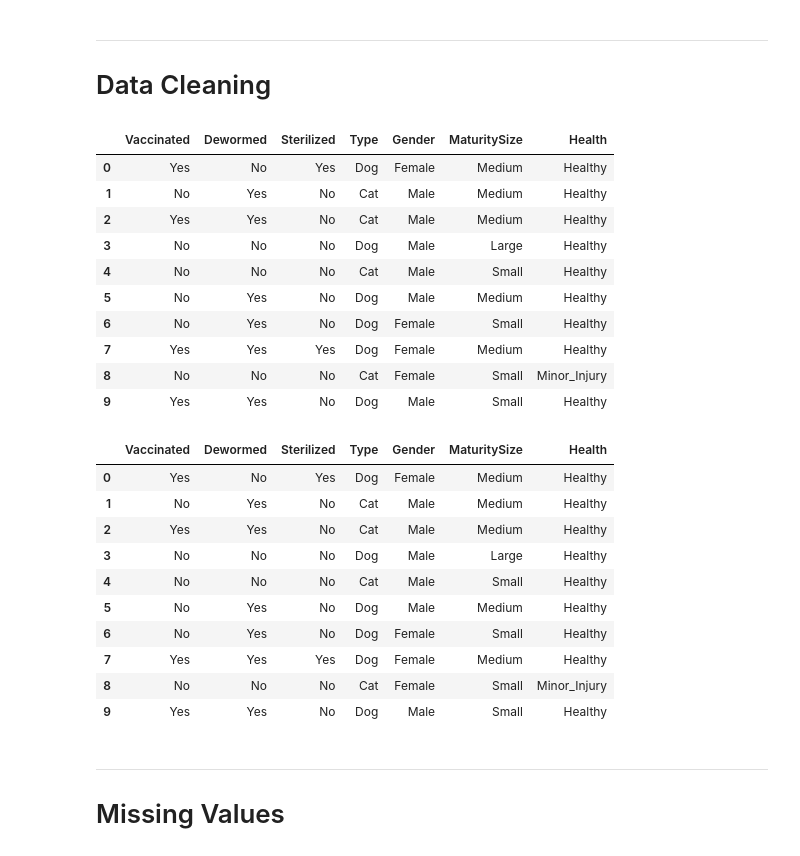
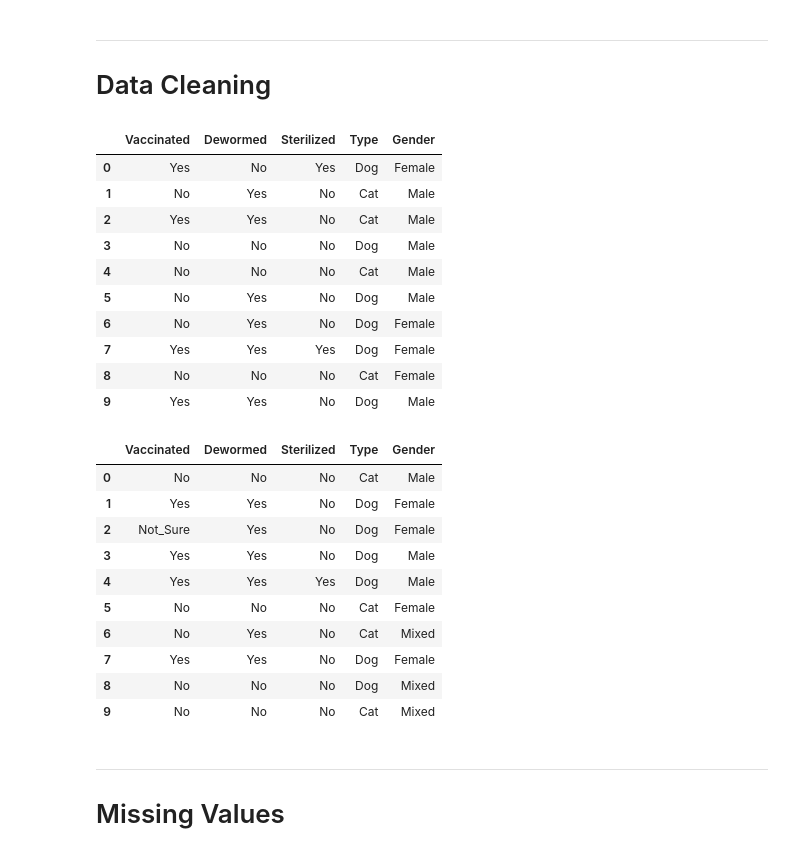
Before and after one commit to ArwaSheraky/Pet-Adoption, a Jupyter notebook: Pet Adoption.ipynb, the cells around one changed output. Saved outputs shown, nothing was run; the diff lists cells and outputs as text; code cells hidden in the pictures.

```diff
--- a/Pet Adoption.ipynb
+++ b/Pet Adoption.ipynb
@@ -36,0 +45,4 @@ test_df = pd.read_csv('data/test.csv')
+# %%
+state_df = pd.read_csv('data/state_labels.csv')
+breed_df = pd.read_csv('data/breed_labels.csv')
+color_df = pd.read_csv('data/color_labels.csv')
@@ -37,3 +99,21 @@ test_df = pd.read_csv('data/test.csv')
+# %%
+def merge_breed(pets, breeds):
+
+    breed_main = pets[['Breed1']].merge(breeds, how='left', left_on='Breed1', right_on='BreedID',
+                                        suffixes=('', '_main_breed'))
+    breed_main = breed_main.iloc[:, 2:]
+    breed_main = breed_main.add_prefix('main_breed_')
+
+    breed_second = pets[['Breed2']].merge(breeds, how='left', left_on='Breed2', right_on='BreedID',
+                                          suffixes=('', '_second_breed'))
+
+    breed_second = breed_second.iloc[:, 2:]
+    breed_second = breed_second.add_prefix('second_breed_')
+
+    merged_df = pd.concat([pets, breed_main, breed_second], axis=1)
+    return merged_df
+# %%
+df = merge_breed(pets_df, breed_df)
 # %%
 df.head()
 # %% [output]
@@ -55,39 +135,41 @@ def change_values(df):
 
     df['Gender'] = df['Gender'].replace(to_replace = [1,2,3], value=['Male','Female','Mixed'])
     df['Type'] = df['Type'].replace(to_replace = [1,2], value=['Dog', 'Cat'])
+    df['FurLength'] =  df['FurLength'].replace(to_replace = [1,2,3,0], value=['Short','Medium','Long','Not_Specified'])
+
     df['MaturitySize'] = df['MaturitySize'].replace(to_replace = [1,2,3,4,0],
-                                                     value=['Small', 'Medium','Large','Extra_Large','Not_Specified'])
+                                                    value=['Small', 'Medium','Large','Extra_Large','Not_Specified'])
     df['Health'] = df['Health'].replace(to_replace = [1,2,3,0], value=['Healthy', 'Minor_Injury', 'Serious_Injury','Not_Specified'])
 # %%
-change_values(df)
-df[['Vaccinated', 'Dewormed', 'Sterilized', 'Type', 'Gender','MaturitySize','Health']].head(10)
+change_values(pets_df)
+pets_df[['Vaccinated', 'Dewormed', 'Sterilized', 'Type', 'Gender']].head(10)
 # %% [output]
-|  | Vaccinated | Dewormed | Sterilized | Type | Gender | MaturitySize | Health |
-| 0 | Yes | No | Yes | Dog | Female | Medium | Healthy |
-| 1 | No | Yes | No | Cat | Male | Medium | Healthy |
-| 2 | Yes | Yes | No | Cat | Male | Medium | Healthy |
-| 3 | No | No | No | Dog | Male | Large | Healthy |
-| 4 | No | No | No | Cat | Male | Small | Healthy |
-| 5 | No | Yes | No | Dog | Male | Medium | Healthy |
-| 6 | No | Yes | No | Dog | Female | Small | Healthy |
-| 7 | Yes | Yes | Yes | Dog | Female | Medium | Healthy |
-| 8 | No | No | No | Cat | Female | Small | Minor_Injury |
-| 9 | Yes | Yes | No | Dog | Male | Small | Healthy |
+|  | Vaccinated | Dewormed | Sterilized | Type | Gender |
+| 0 | Yes | No | Yes | Dog | Female |
+| 1 | No | Yes | No | Cat | Male |
+| 2 | Yes | Yes | No | Cat | Male |
+| 3 | No | No | No | Dog | Male |
+| 4 | No | No | No | Cat | Male |
+| 5 | No | Yes | No | Dog | Male |
+| 6 | No | Yes | No | Dog | Female |
+| 7 | Yes | Yes | Yes | Dog | Female |
+| 8 | No | No | No | Cat | Female |
+| 9 | Yes | Yes | No | Dog | Male |
 # %%
-change_values(test_df)
-df[['Vaccinated', 'Dewormed', 'Sterilized', 'Type', 'Gender','MaturitySize','Health']].head(10)
+change_values(pets_test_df)
+pets_test_df[['Vaccinated', 'Dewormed', 'Sterilized', 'Type', 'Gender']].head(10)
 # %% [output]
-|  | Vaccinated | Dewormed | Sterilized | Type | Gender | MaturitySize | Health |
-| 0 | Yes | No | Yes | Dog | Female | Medium | Healthy |
-| 1 | No | Yes | No | Cat | Male | Medium | Healthy |
-| 2 | Yes | Yes | No | Cat | Male | Medium | Healthy |
-| 3 | No | No | No | Dog | Male | Large | Healthy |
-| 4 | No | No | No | Cat | Male | Small | Healthy |
-| 5 | No | Yes | No | Dog | Male | Medium | Healthy |
-| 6 | No | Yes | No | Dog | Female | Small | Healthy |
-| 7 | Yes | Yes | Yes | Dog | Female | Medium | Healthy |
-| 8 | No | No | No | Cat | Female | Small | Minor_Injury |
-| 9 | Yes | Yes | No | Dog | Male | Small | Healthy |
+|  | Vaccinated | Dewormed | Sterilized | Type | Gender |
+| 0 | No | No | No | Cat | Male |
+| 1 | Yes | Yes | No | Dog | Female |
+| 2 | Not_Sure | Yes | No | Dog | Female |
+| 3 | Yes | Yes | No | Dog | Male |
+| 4 | Yes | Yes | Yes | Dog | Male |
+| 5 | No | No | No | Cat | Female |
+| 6 | No | Yes | No | Cat | Mixed |
+| 7 | Yes | Yes | No | Dog | Female |
+| 8 | No | No | No | Dog | Mixed |
+| 9 | No | No | No | Cat | Mixed |
 # %% [markdown]
 _______________
 # Missing Values
```
Also changed, not shown: parts of 32 cells of this notebook.
